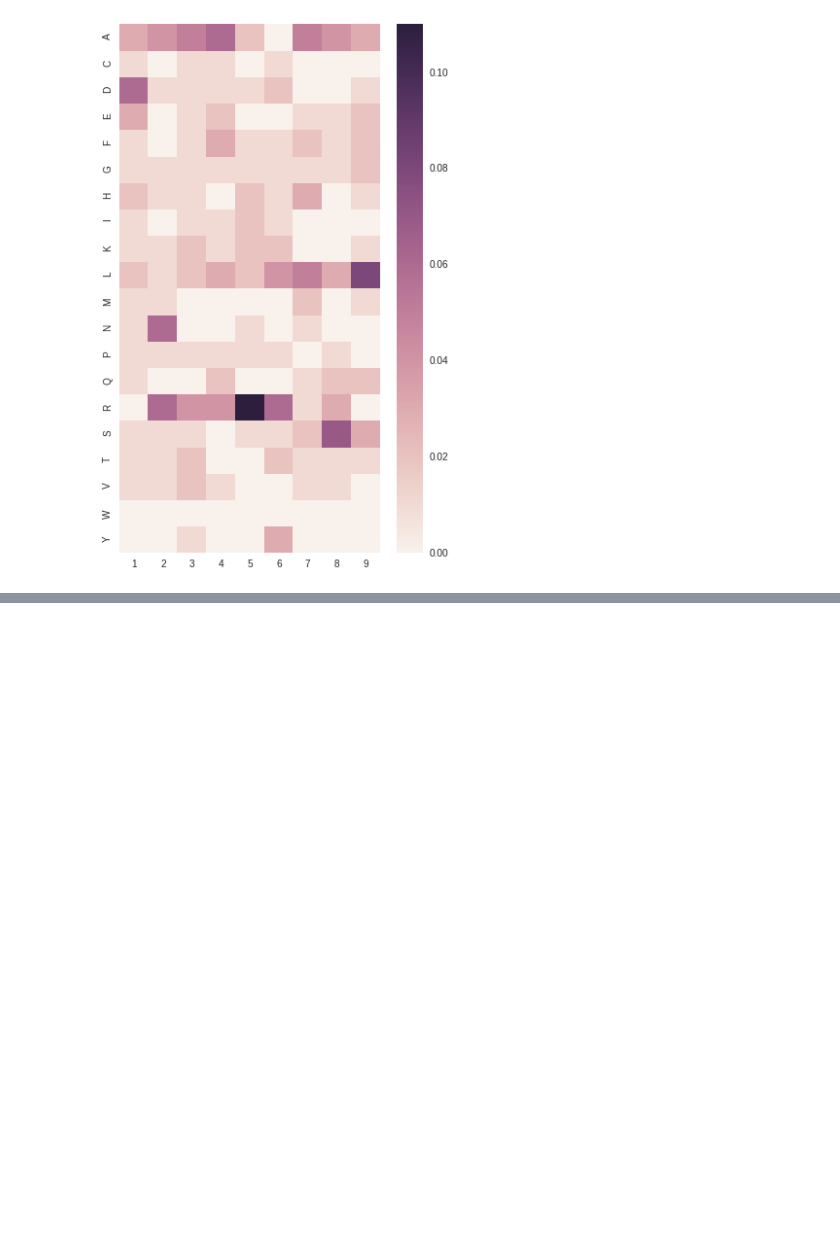
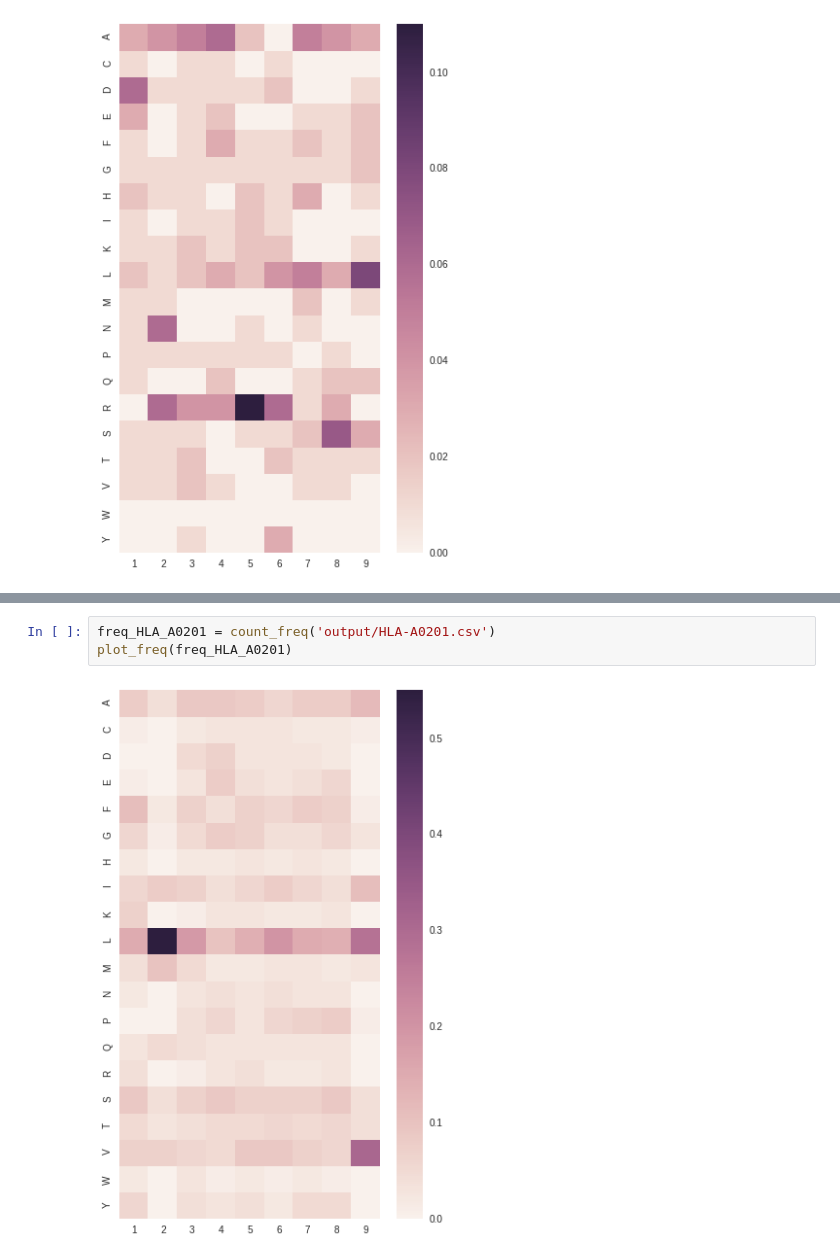
Before and after one commit to antigenomics/ipred, a Jupyter notebook: human_peptides.ipynb, the cells around one changed output, grey strips where cells are left out. Cells and saved outputs as stored; diff of their text form; blank space fills up the shorter version.

```diff
--- a/human_peptides.ipynb
+++ b/human_peptides.ipynb
@@ -361,0 +377,5 @@ plot_freq(freq_HLA_B1402)
+# %%
+freq_HLA_A0201 = count_freq('output/HLA-A0201.csv')
+plot_freq(freq_HLA_A0201)
+# %% [output]
+[figure, added]
```
Also changed, not shown: parts of 8 cells of this notebook, 5 other files.
